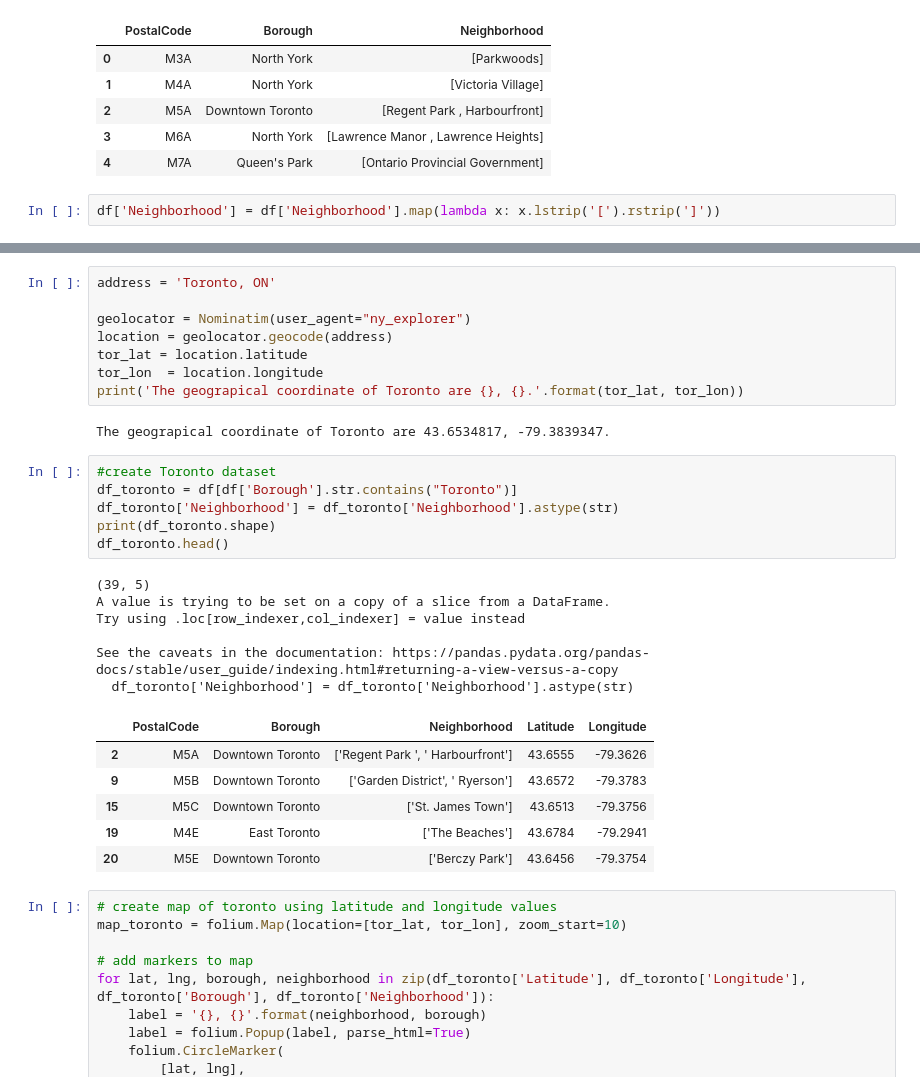
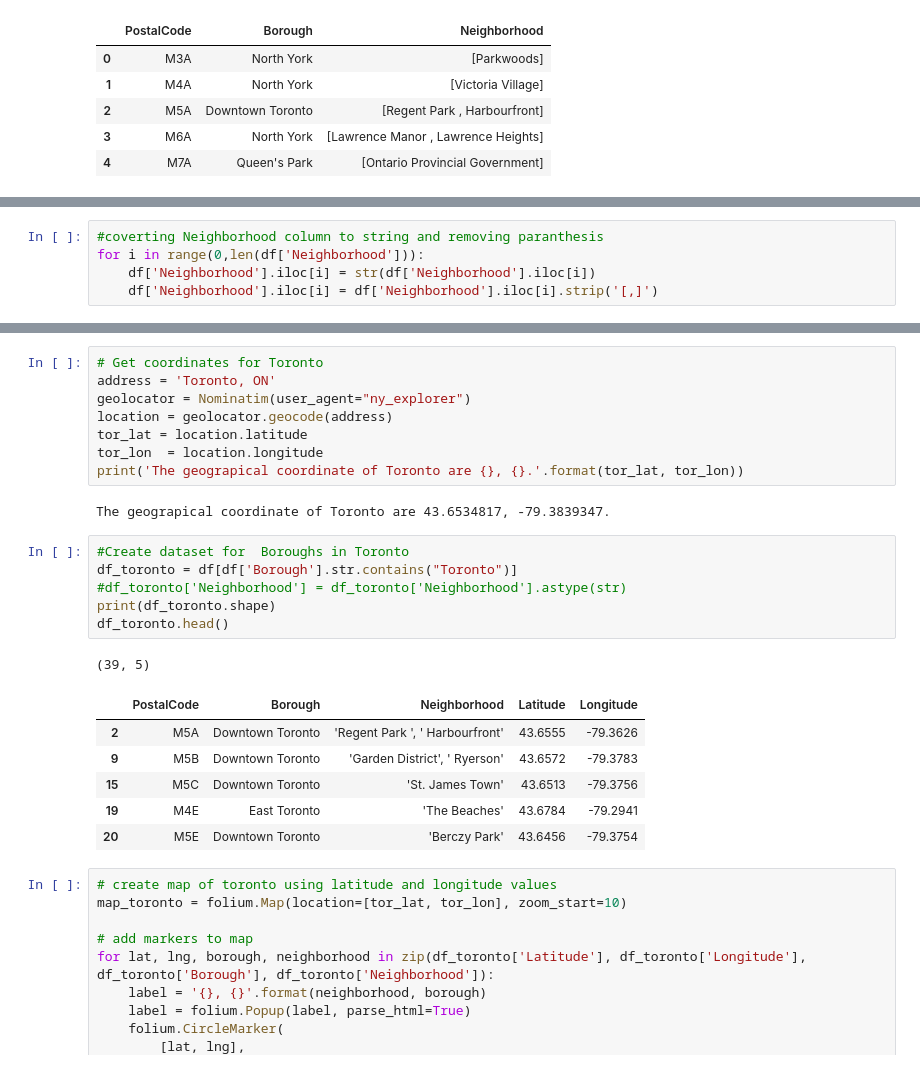
Before and after one commit to JustChandy/Coursera_Capstone, a Jupyter notebook: Main Code.ipynb, the cells around one changed output, grey strips where cells are left out. Drawn from its saved outputs; the diff is of its cells as text.

```diff
--- a/Main Code.ipynb
+++ b/Main Code.ipynb
@@ -42,5 +42,3 @@ df.head()
 | 2 | M5A | Downtown Toronto | [Regent Park , Harbourfront] |
 | 3 | M6A | North York | [Lawrence Manor , Lawrence Heights] |
 | 4 | M7A | Queen's Park | [Ontario Provincial Government] |
-# %%
-df['Neighborhood'] = df['Neighborhood'].map(lambda x: x.lstrip('[').rstrip(']'))
@@ -77 +45,6 @@ Successfully installed pgeocode-0.3.0
+# %%
+#coverting Neighborhood column to string and removing paranthesis
+for i in range(0,len(df['Neighborhood'])):
+    df['Neighborhood'].iloc[i] = str(df['Neighborhood'].iloc[i])
+    df['Neighborhood'].iloc[i] = df['Neighborhood'].iloc[i].strip('[,]')
 # %%
@@ -129,6 +100,6 @@ from sklearn.cluster import KMeans
 # %%
+# Get coordinates for Toronto
 address = 'Toronto, ON'
-
 geolocator = Nominatim(user_agent="ny_explorer")
 location = geolocator.geocode(address)
 tor_lat = location.latitude
@@ -137,24 +108,19 @@ print('The geograpical coordinate of Toronto are {}, {}.'.format(tor_lat, tor_lo
 # %% [output]
 The geograpical coordinate of Toronto are 43.6534817, -79.3839347.
 # %%
-#create Toronto dataset
+#Create dataset for  Boroughs in Toronto
 df_toronto = df[df['Borough'].str.contains("Toronto")]
-df_toronto['Neighborhood'] = df_toronto['Neighborhood'].astype(str)
+#df_toronto['Neighborhood'] = df_toronto['Neighborhood'].astype(str)
 print(df_toronto.shape)
 df_toronto.head()
 # %% [output]
 (39, 5)
-A value is trying to be set on a copy of a slice from a DataFrame.
-Try using .loc[row_indexer,col_indexer] = value instead
-
-See the caveats in the documentation: https://pandas.pydata.org/pandas-docs/stable/user_guide/indexing.html#returning-a-view-versus-a-copy
-  df_toronto['Neighborhood'] = df_toronto['Neighborhood'].astype(str)
 |  | PostalCode | Borough | Neighborhood | Latitude | Longitude |
-| 2 | M5A | Downtown Toronto | ['Regent Park ', ' Harbourfront'] | 43.6555 | -79.3626 |
-| 9 | M5B | Downtown Toronto | ['Garden District', ' Ryerson'] | 43.6572 | -79.3783 |
-| 15 | M5C | Downtown Toronto | ['St. James Town'] | 43.6513 | -79.3756 |
-| 19 | M4E | East Toronto | ['The Beaches'] | 43.6784 | -79.2941 |
-| 20 | M5E | Downtown Toronto | ['Berczy Park'] | 43.6456 | -79.3754 |
+| 2 | M5A | Downtown Toronto | 'Regent Park ', ' Harbourfront' | 43.6555 | -79.3626 |
+| 9 | M5B | Downtown Toronto | 'Garden District', ' Ryerson' | 43.6572 | -79.3783 |
+| 15 | M5C | Downtown Toronto | 'St. James Town' | 43.6513 | -79.3756 |
+| 19 | M4E | East Toronto | 'The Beaches' | 43.6784 | -79.2941 |
+| 20 | M5E | Downtown Toronto | 'Berczy Park' | 43.6456 | -79.3754 |
 # %%
 # create map of toronto using latitude and longitude values
 map_toronto = folium.Map(location=[tor_lat, tor_lon], zoom_start=10)
```
Also changed, not shown: parts of 22 cells of this notebook.
